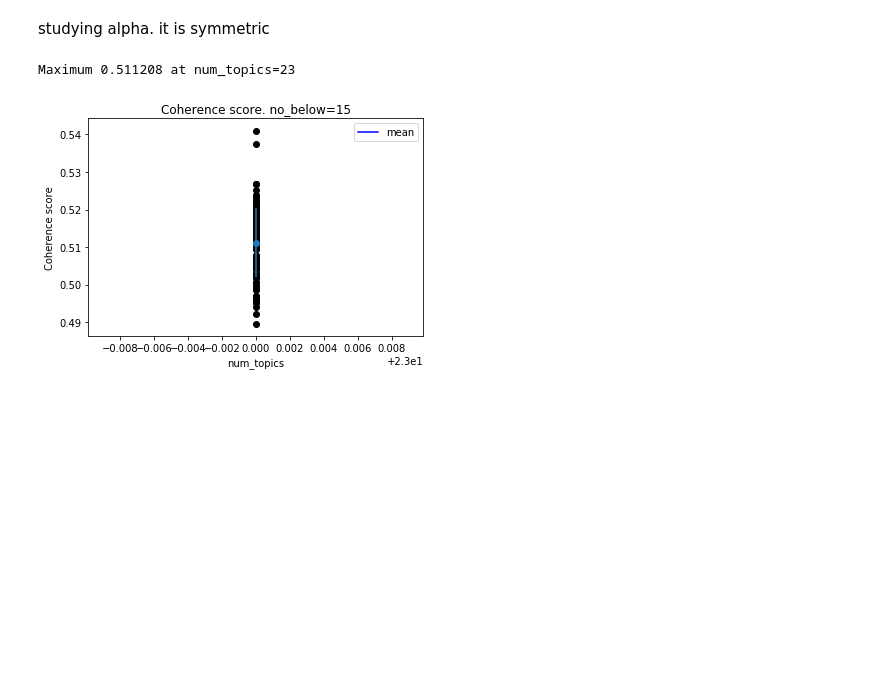
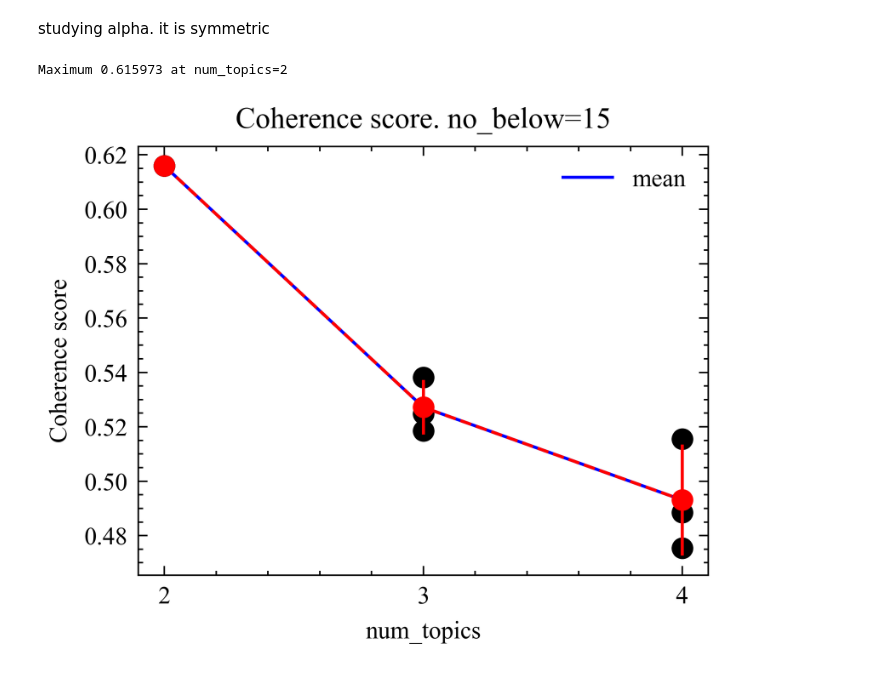
Before and after one commit to jiayang-zhang/nlp-physicseducation, a Jupyter notebook: 11 SciEd_GridSearchRun_V2.0.ipynb, the cells around one changed output. Saved outputs shown, nothing was run; the diff lists cells and outputs as text; code cells hidden in the pictures; blank space fills up the shorter version.

```diff
--- a/11 SciEd_GridSearchRun_V2.0.ipynb
+++ b/11 SciEd_GridSearchRun_V2.0.ipynb
@@ -290,3 +403,5 @@ Finished iteration 100 of 100: num_topics=[23], no_below=15, no_above=0.50, Toke
+# %%
+df_2_topics_gridsearch = pd.read_pickle('scied_norefs_rep_k2_seed300-400.pkl')
 # %% [markdown]
 ## IV. Plotting the gridsearch results
 
@@ -296,10 +453,14 @@ from helpers import gridsearch_plot
 # %% [markdown]
 studying alpha. it is symmetric
-# %%
-gridsearch_plot(df)
-# %% [output]
-Maximum 0.511208 at num_topics=23
-[figure, removed]
+# %%
+import scienceplots
+import matplotlib
+plt.style.use(['science', 'ieee','no-latex'])
+matplotlib.rc('font', family='times new roman')
+gridsearch_plot(df_2_topics_gridsearch)
+# %% [output]
+Maximum 0.615973 at num_topics=2
+[figure, added]
 # %%
 df.loc[30:40]
 # %% [output]
```
Also changed, not shown: parts of 15 cells of this notebook, 5 other files.
